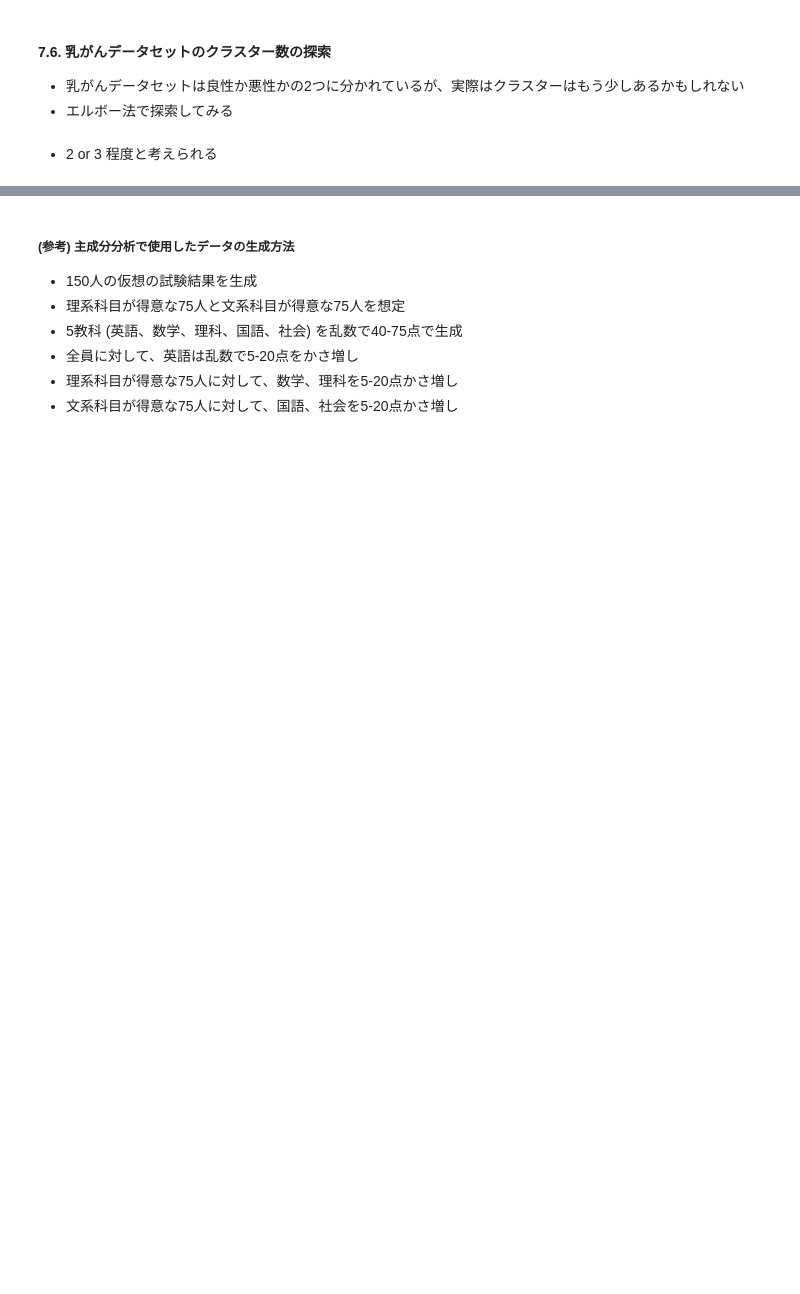
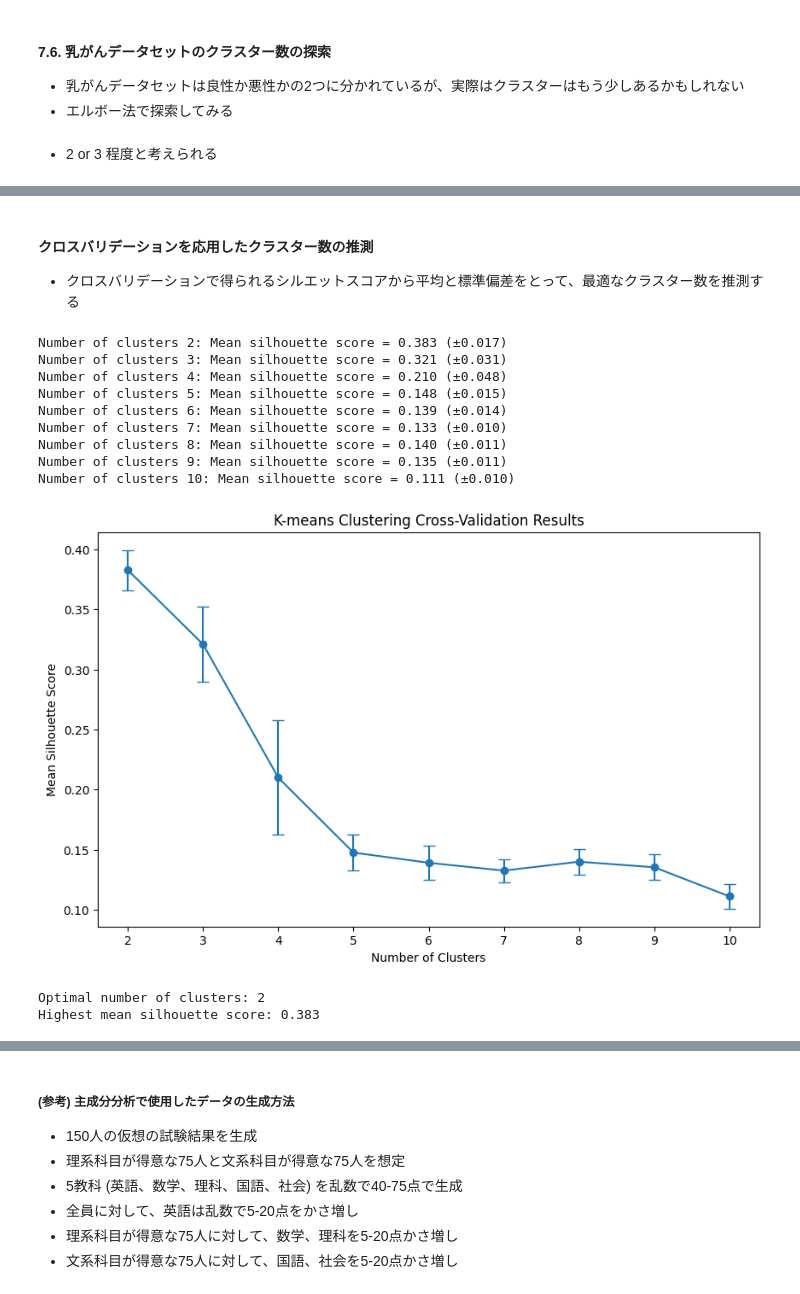
Before and after one commit to kytk/AI-MAILs, a Jupyter notebook: python_7_scikit-learn-2.ipynb, the cells around one changed output, grey strips where cells are left out. Drawn from its saved outputs; the diff is of its cells as text; code cells hidden in the pictures; blank space fills up the shorter version.

Commit message:
add cross validation

```diff
--- a/python_7_scikit-learn-2.ipynb
+++ b/python_7_scikit-learn-2.ipynb
@@ -823,0 +988,60 @@ plt.show()
+# %% [markdown]
+#### クロスバリデーションを応用したクラスター数の推測
+- クロスバリデーションで得られるシルエットスコアから平均と標準偏差をとって、最適なクラスター数を推測する
+# %%
+import numpy as np
+import matplotlib.pyplot as plt
+from sklearn.cluster import KMeans
+from sklearn.model_selection import KFold
+from sklearn.metrics import silhouette_score
+
+def kmeans_cross_validation(data, n_clusters, n_splits=5, n_init=10, random_state=42):
+    kf = KFold(n_splits=n_splits, shuffle=True, random_state=random_state)
+    silhouette_scores = []
+
+    for train_index, test_index in kf.split(data):
+        kmeans = KMeans(n_clusters=n_clusters, n_init=n_init, random_state=random_state)
+        kmeans.fit(data[train_index])
+        test_labels = kmeans.predict(data[test_index])
+        score = silhouette_score(data[test_index], test_labels)
+        silhouette_scores.append(score)
+
+    return np.mean(silhouette_scores), np.std(silhouette_scores)
+
+# クラスター数の範囲を設定
+cluster_range = range(2, 11)
+
+# 各クラスター数でクロスバリデーションを実行
+cv_scores = []
+for n_clusters in cluster_range:
+    mean_score, std_score = kmeans_cross_validation(data_normalized, n_clusters)
+    cv_scores.append((mean_score, std_score))
+    print(f"Number of clusters {n_clusters}: Mean silhouette score = {mean_score:.3f} (±{std_score:.3f})")
+
+# 結果をプロット
+means, stds = zip(*cv_scores)
+plt.figure(figsize=(10, 6))
+plt.errorbar(cluster_range, means, yerr=stds, fmt='o-', capsize=5)
+plt.xlabel('Number of Clusters')
+plt.ylabel('Mean Silhouette Score')
+plt.title('K-means Clustering Cross-Validation Results')
+plt.show()
+
+# 最適なクラスター数を特定
+# 平均シルエットスコアが最大のものを選択
+optimal_clusters = cluster_range[np.argmax(means)]
+print(f"\nOptimal number of clusters: {optimal_clusters}")
+print(f"Highest mean silhouette score: {max(means):.3f}")
+# %% [output]
+Number of clusters 2: Mean silhouette score = 0.383 (±0.017)
+Number of clusters 3: Mean silhouette score = 0.321 (±0.031)
+Number of clusters 4: Mean silhouette score = 0.210 (±0.048)
+Number of clusters 5: Mean silhouette score = 0.148 (±0.015)
+Number of clusters 6: Mean silhouette score = 0.139 (±0.014)
+Number of clusters 7: Mean silhouette score = 0.133 (±0.010)
+Number of clusters 8: Mean silhouette score = 0.140 (±0.011)
+Number of clusters 9: Mean silhouette score = 0.135 (±0.011)
+Number of clusters 10: Mean silhouette score = 0.111 (±0.010)
+[figure, added]
+Optimal number of clusters: 2
+Highest mean silhouette score: 0.383
```
Also changed, not shown: parts of 32 cells of this notebook.
